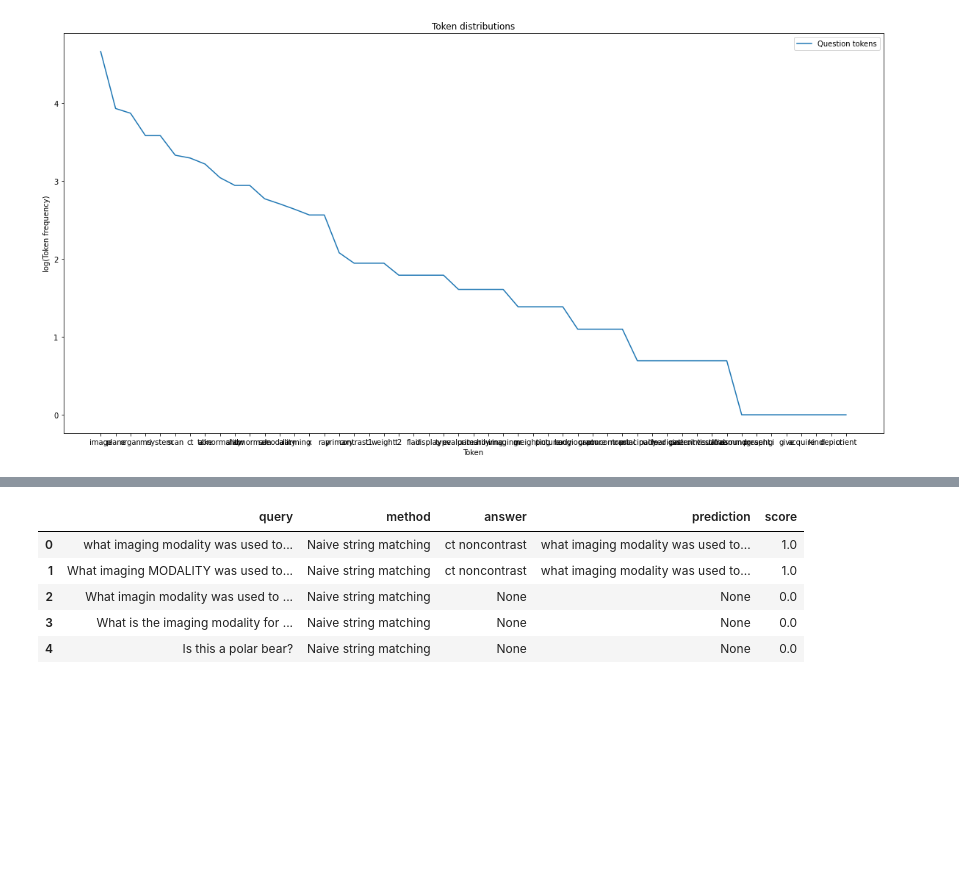
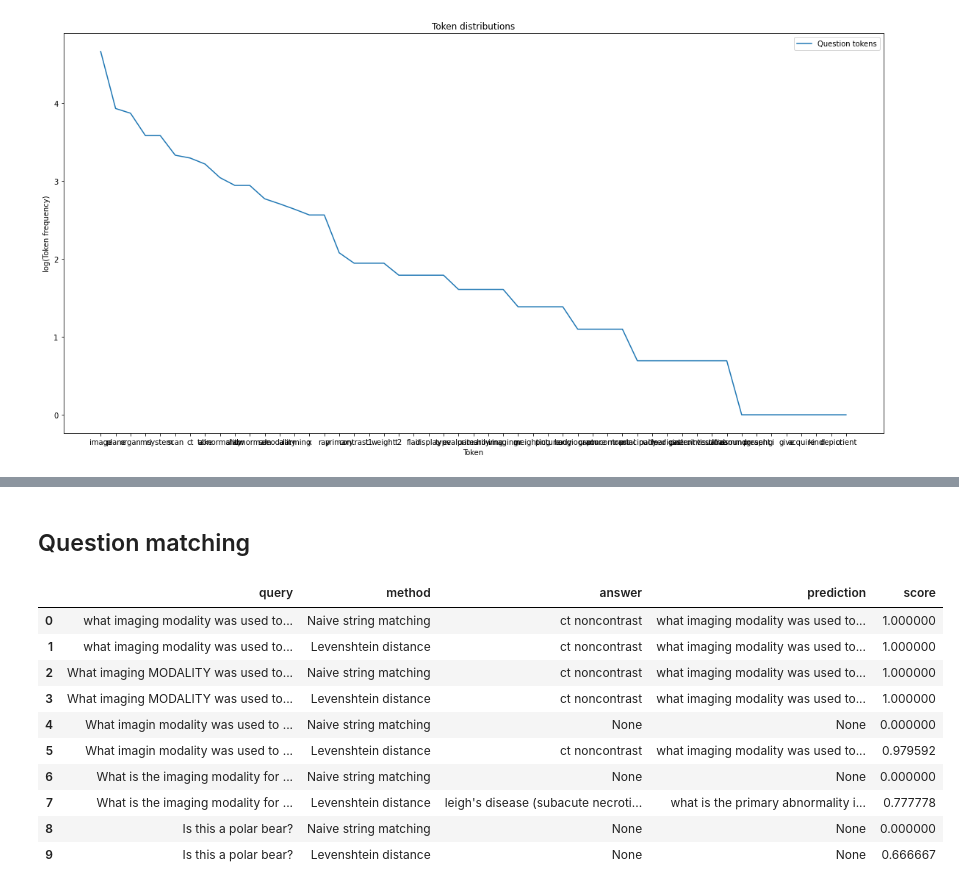
Before and after one commit to skupsala/VQA-Med-2019-project, a Jupyter notebook: notebooks/skupsala.ipynb, the cells around one changed output, grey strips where cells are left out. Saved outputs shown, nothing was run; the diff lists cells and outputs as text; code cells hidden in the pictures; blank space fills up the shorter version.

Commit message:
Add Levenshtein distance metric for query similarity matching

```diff
--- a/notebooks/skupsala.ipynb
+++ b/notebooks/skupsala.ipynb
@@ -173,0 +164,2 @@ sample_questions = [
+# %% [markdown]
+## Question matching
@@ -174,5 +174,5 @@ sample_questions = [
 # %%
-def get_naive_string_matching_answer(query, df):
+def get_naive_string_answer(query, df):
     method = "Naive string matching"
     for idx, row in df.iterrows():
         question = row['question']
@@ -180,20 +180,44 @@ def get_naive_string_matching_answer(query, df):
         if query.lower() == question.lower():
             return method, question, answer, 1.0
     return method, None, None, 0.0
-# %%
-qa_matchers = [get_naive_string_matching_answer]
-query_matching_df = pd.DataFrame(columns=["query", "method", "answer", "prediction", "score"])
-for query in sample_questions:
-    for get_answer in qa_matchers:
-        method, matching_question, answer, score  = get_answer(query, df)
-        new_row = {'method': method, 'query': query, 'answer': answer, 'prediction': matching_question, 'score': score}
-        query_matching_df = query_matching_df.append(new_row, ignore_index=True)
-
-query_matching_df.head(10)
-# %% [output]
-|  | query | method | answer | prediction | score |
-| 0 | what imaging modality was used to... | Naive string matching | ct noncontrast | what imaging modality was used to... | 1.0 |
-| 1 | What imaging MODALITY was used to... | Naive string matching | ct noncontrast | what imaging modality was used to... | 1.0 |
-| 2 | What imagin modality was used to ... | Naive string matching | None | None | 0.0 |
-| 3 | What is the imaging modality for ... | Naive string matching | None | None | 0.0 |
-| 4 | Is this a polar bear? | Naive string matching | None | None | 0.0 |
+# %%
+from Levenshtein import ratio as levenshtein_ratio
+
+def get_levenshtein_answer(query, df, min_threshold_score=0.75, case_insensitive=True):
+    method = "Levenshtein distance"
+    max_score = 0.0
+    max_row = None
+    for idx, row in df.iterrows():
+        question = row['question']
+        if case_insensitive:
+            query = query.lower()
+            question = question.lower()
+        ratio = levenshtein_ratio(query, question)
+        if ratio > max_score:
+            max_score = ratio
+            max_row = row
+    if max_score >= min_threshold_score:
+        return method, max_row['question'], max_row['answer'], max_score
+    return method, None, None, max_score
+# %%
+qa_matchers = [get_naive_string_answer, get_levenshtein_answer]
+query_matching_df = pd.DataFrame(columns=["query", "method", "answer", "prediction", "score"])
+for query in sample_questions:
+    for get_answer in qa_matchers:
+        method, matching_question, answer, score  = get_answer(query, df)
+        new_row = {'method': method, 'query': query, 'answer': answer, 'prediction': matching_question, 'score': score}
+        query_matching_df = query_matching_df.append(new_row, ignore_index=True)
+
+query_matching_df.head(10)
+# %% [output]
+|  | query | method | answer | prediction | score |
+| 0 | what imaging modality was used to... | Naive string matching | ct noncontrast | what imaging modality was used to... | 1.000000 |
+| 1 | what imaging modality was used to... | Levenshtein distance | ct noncontrast | what imaging modality was used to... | 1.000000 |
+| 2 | What imaging MODALITY was used to... | Naive string matching | ct noncontrast | what imaging modality was used to... | 1.000000 |
+| 3 | What imaging MODALITY was used to... | Levenshtein distance | ct noncontrast | what imaging modality was used to... | 1.000000 |
+| 4 | What imagin modality was used to ... | Naive string matching | None | None | 0.000000 |
+| 5 | What imagin modality was used to ... | Levenshtein distance | ct noncontrast | what imaging modality was used to... | 0.979592 |
+| 6 | What is the imaging modality for ... | Naive string matching | None | None | 0.000000 |
+| 7 | What is the imaging modality for ... | Levenshtein distance | leigh's disease (subacute necroti... | what is the primary abnormality i... | 0.777778 |
+| 8 | Is this a polar bear? | Naive string matching | None | None | 0.000000 |
+| 9 | Is this a polar bear? | Levenshtein distance | None | None | 0.666667 |
```
Also changed, not shown: parts of 3 cells of this notebook, 1 other file.
